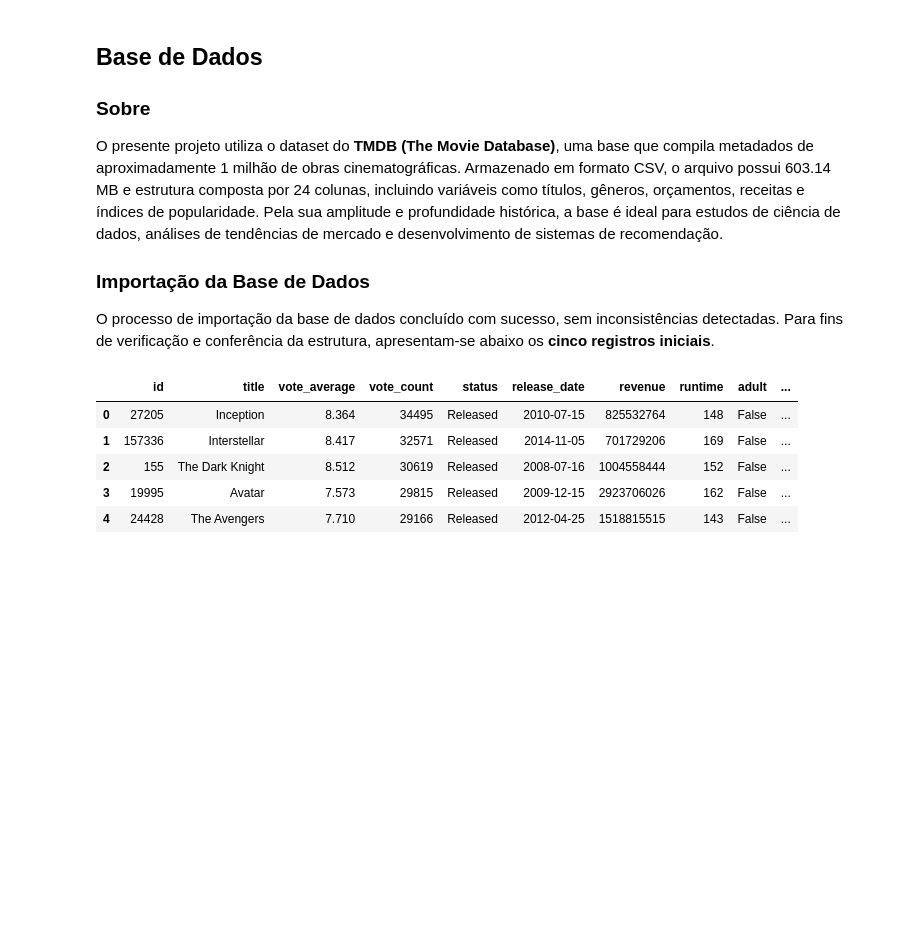
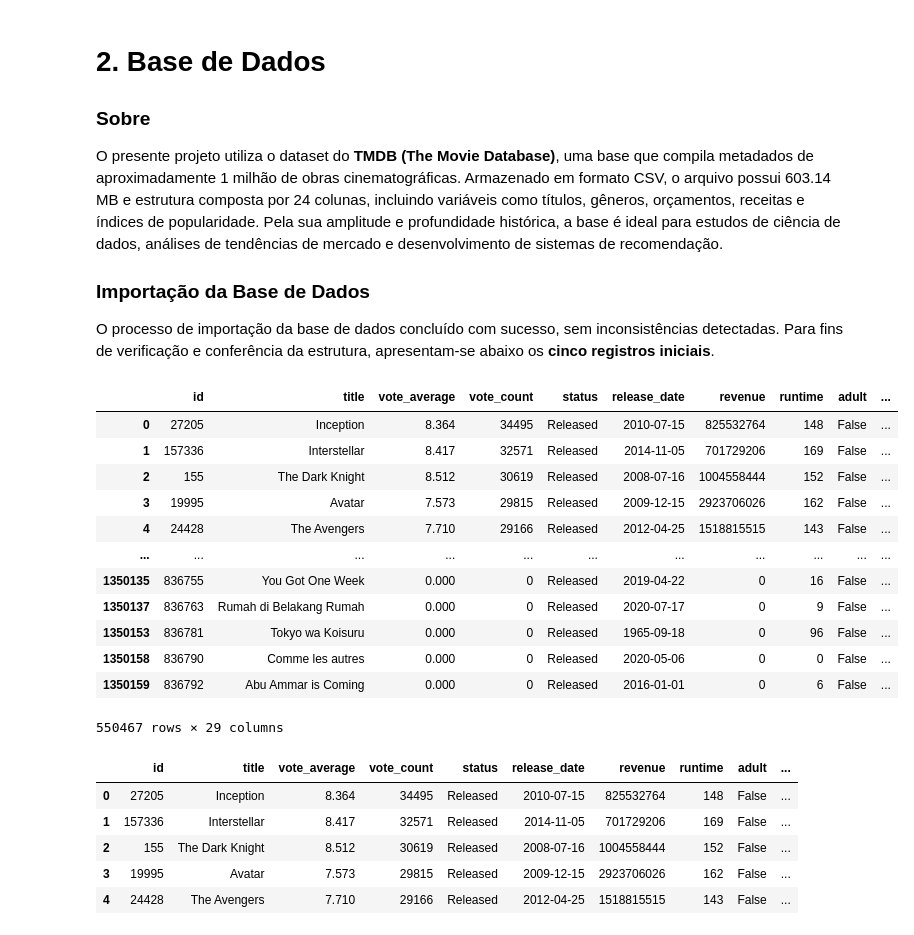
Before and after one commit to kauaneiras/Grupo-8-SBD2, a Jupyter notebook: Data Layer/raw/analytcs.ipynb, the cells around one changed output. Saved outputs shown, nothing was run; the diff lists cells and outputs as text; code cells hidden in the pictures; blank space fills up the shorter version.

```diff
--- a/Data Layer/raw/analytcs.ipynb
+++ b/Data Layer/raw/analytcs.ipynb
@@ -61,5 +76,5 @@ Note: you may need to restart the kernel to use updated packages.
 # %% [markdown]
-## Base de Dados
+# 2. Base de Dados
 
 ### Sobre
 O presente projeto utiliza o dataset do **TMDB (The Movie Database)**, uma base que compila metadados de aproximadamente 1 milhão de obras cinematográficas. Armazenado em formato CSV, o arquivo possui 603.14 MB e estrutura composta por 24 colunas, incluindo variáveis como títulos, gêneros, orçamentos, receitas e índices de popularidade. Pela sua amplitude e profundidade histórica, a base é ideal para estudos de ciência de dados, análises de tendências de mercado e desenvolvimento de sistemas de recomendação.
@@ -67,4 +82,20 @@ O presente projeto utiliza o dataset do **TMDB (The Movie Database)**, uma base
 ### Importação da Base de Dados
 O processo de importação da base de dados concluído com sucesso, sem inconsistências detectadas.
 Para fins de verificação e conferência da estrutura, apresentam-se abaixo os **cinco registros iniciais**.
+# %%
+df
+# %% [output]
+|  | id | title | vote_average | vote_count | status | release_date | revenue | runtime | adult | ... |
+| 0 | 27205 | Inception | 8.364 | 34495 | Released | 2010-07-15 | 825532764 | 148 | False | ... |
+| 1 | 157336 | Interstellar | 8.417 | 32571 | Released | 2014-11-05 | 701729206 | 169 | False | ... |
+| 2 | 155 | The Dark Knight | 8.512 | 30619 | Released | 2008-07-16 | 1004558444 | 152 | False | ... |
+| 3 | 19995 | Avatar | 7.573 | 29815 | Released | 2009-12-15 | 2923706026 | 162 | False | ... |
+| 4 | 24428 | The Avengers | 7.710 | 29166 | Released | 2012-04-25 | 1518815515 | 143 | False | ... |
+| ... | ... | ... | ... | ... | ... | ... | ... | ... | ... | ... |
+| 1350135 | 836755 | You Got One Week | 0.000 | 0 | Released | 2019-04-22 | 0 | 16 | False | ... |
+| 1350137 | 836763 | Rumah di Belakang Rumah | 0.000 | 0 | Released | 2020-07-17 | 0 | 9 | False | ... |
+| 1350153 | 836781 | Tokyo wa Koisuru | 0.000 | 0 | Released | 1965-09-18 | 0 | 96 | False | ... |
+| 1350158 | 836790 | Comme les autres | 0.000 | 0 | Released | 2020-05-06 | 0 | 0 | False | ... |
+| 1350159 | 836792 | Abu Ammar is Coming | 0.000 | 0 | Released | 2016-01-01 | 0 | 6 | False | ... |
+550467 rows × 29 columns
 # %%
```
Also changed, not shown: parts of 69 cells of this notebook.
